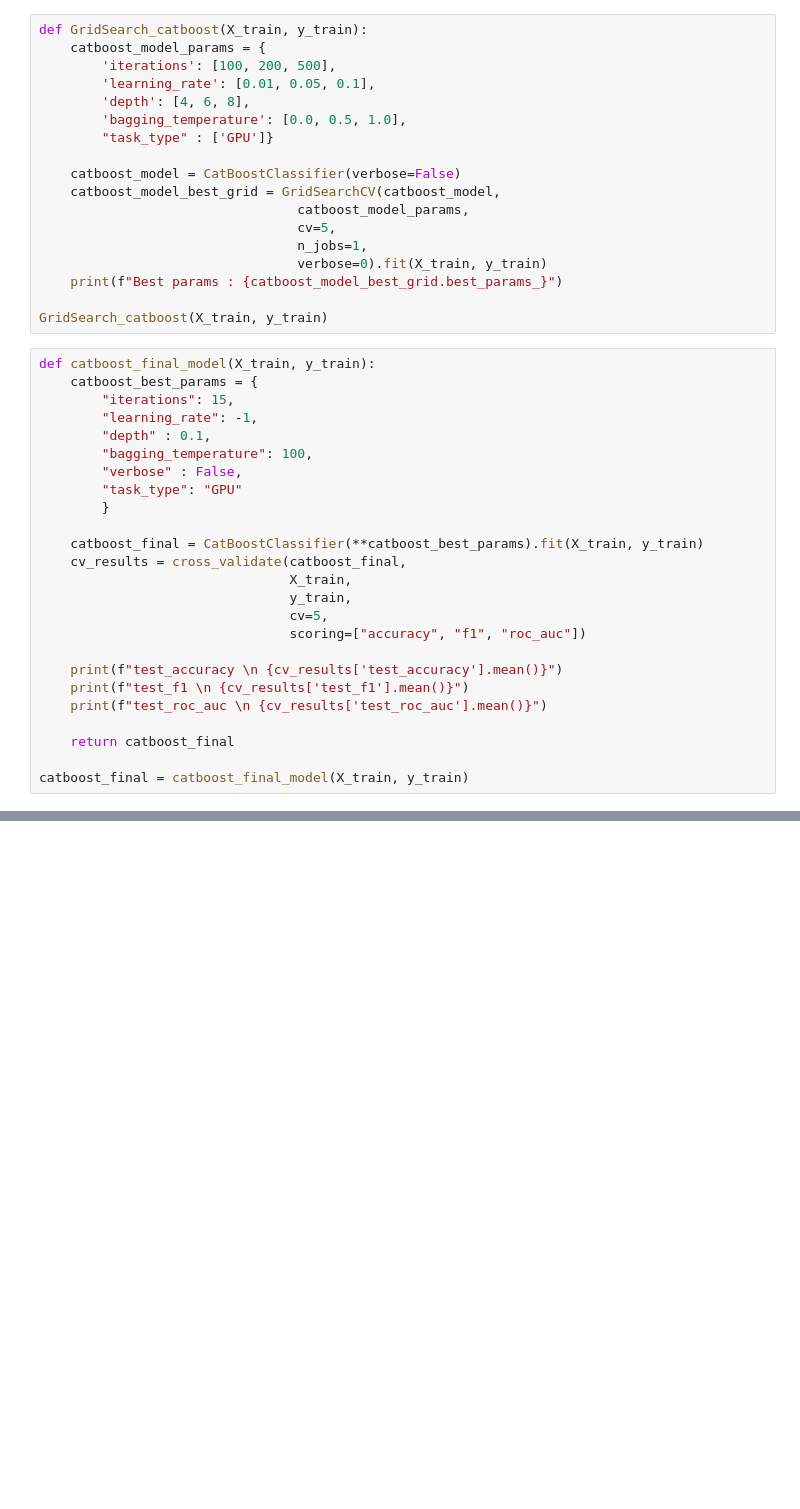
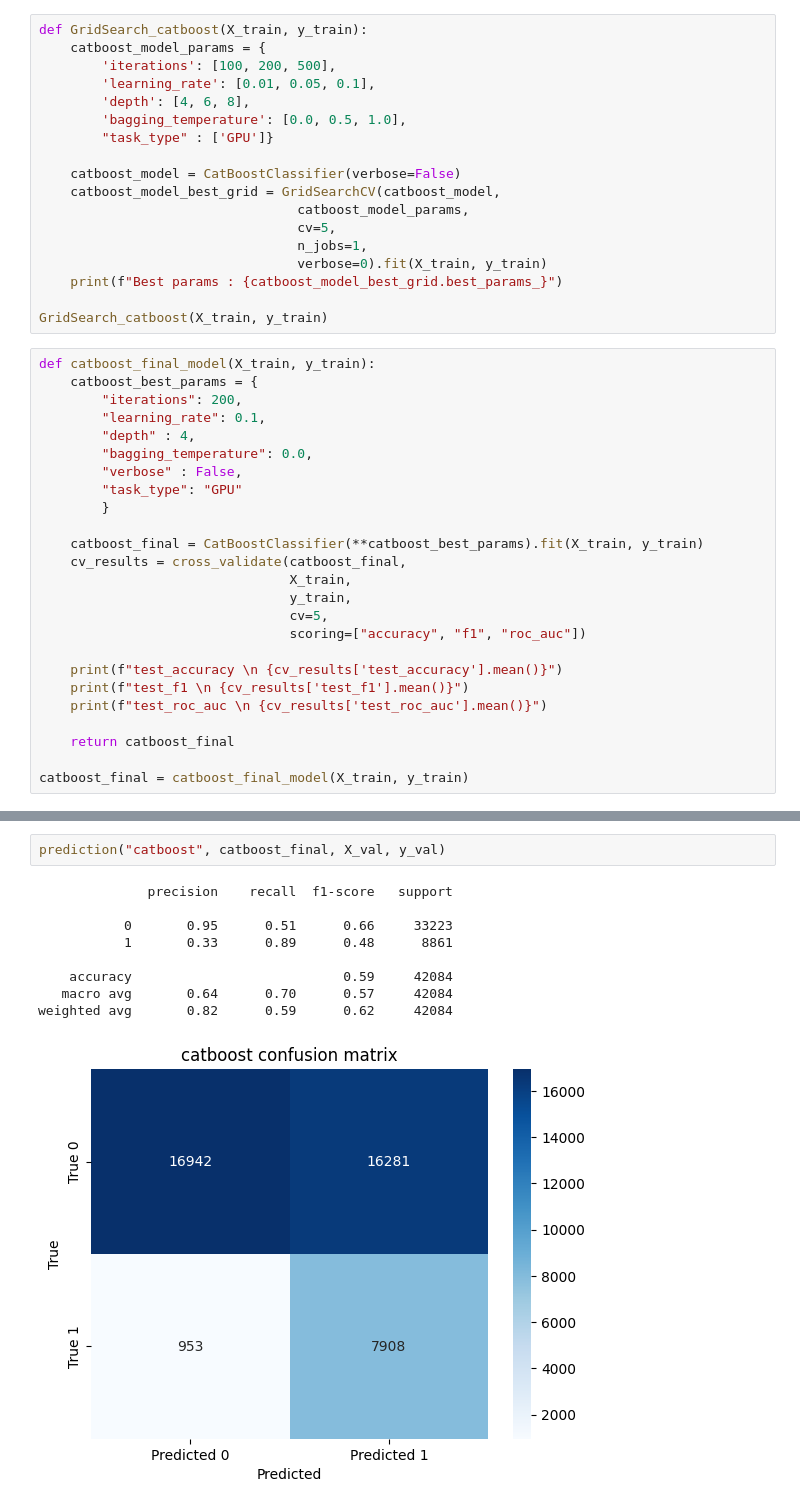
Before and after one commit to hakankocakk/bank-customer-churn-prediction, a Jupyter notebook: src/Model/prototype.ipynb, the cells around one changed output, grey strips where cells are left out. Drawn from its saved outputs; the diff is of its cells as text; blank space fills up the shorter version.

```diff
--- a/src/Model/prototype.ipynb
+++ b/src/Model/prototype.ipynb
@@ -469,10 +461,10 @@ GridSearch_catboost(X_train, y_train)
 # %%
 def catboost_final_model(X_train, y_train):
     catboost_best_params = {
-        "iterations": 15,
-        "learning_rate": -1,
-        "depth" : 0.1,
-        "bagging_temperature": 100,
+        "iterations": 200,
+        "learning_rate": 0.1,
+        "depth" : 4,
+        "bagging_temperature": 0.0,
         "verbose" : False,
         "task_type": "GPU"
         }
@@ -493,0 +493,12 @@ catboost_final = catboost_final_model(X_train, y_train)
+# %%
+prediction("catboost", catboost_final, X_val, y_val)
+# %% [output]
+              precision    recall  f1-score   support
+
+           0       0.95      0.51      0.66     33223
+           1       0.33      0.89      0.48      8861
+
+    accuracy                           0.59     42084
+   macro avg       0.64      0.70      0.57     42084
+weighted avg       0.82      0.59      0.62     42084
+[figure, added]
```
Also changed, not shown: parts of 29 cells of this notebook.
